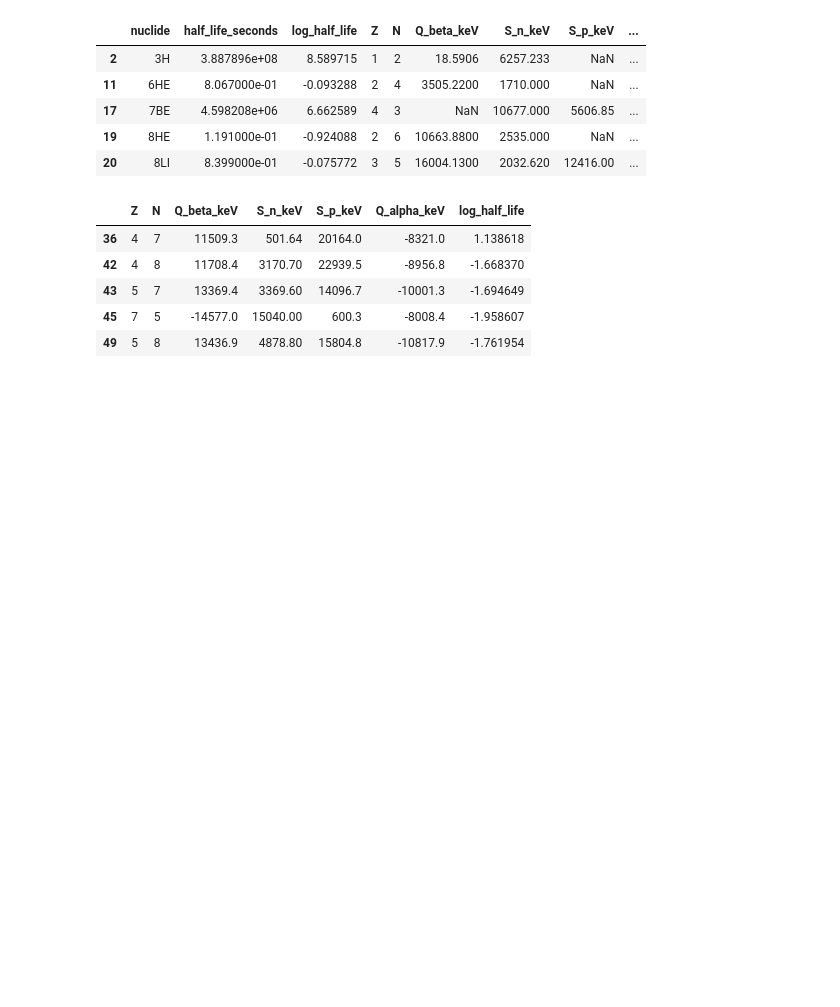
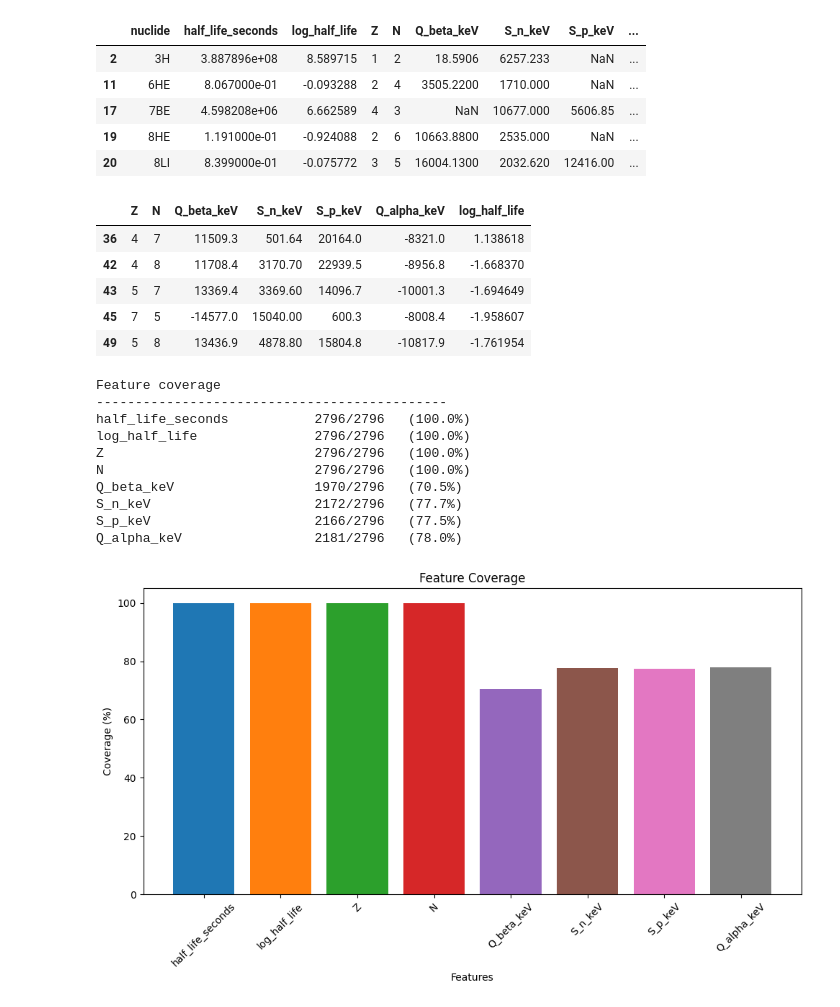
Before and after one commit to BrandonL08/Nuclear-Half-Life-Prediction-CHE1147-Term-Project, a Jupyter notebook: 01_data_cleaning.ipynb, the cells around one changed output. Drawn from its saved outputs; the diff is of its cells as text; code cells hidden in the pictures; blank space fills up the shorter version.

```diff
--- a/01_data_cleaning.ipynb
+++ b/01_data_cleaning.ipynb
@@ -249,3 +249,65 @@ Initial modeling dataset shape: (1671, 7)
 | 43 | 5 | 7 | 13369.4 | 3369.60 | 14096.7 | -10001.3 | -1.694649 |
 | 45 | 7 | 5 | -14577.0 | 15040.00 | 600.3 | -8008.4 | -1.958607 |
 | 49 | 5 | 8 | 13436.9 | 4878.80 | 15804.8 | -10817.9 | -1.761954 |
+# %%
+# Check feature coverage for ##eda_df.head() which constains all 2,796 finite half-life nuclides, including those with missing values in the candidate features.
+
+features = [
+    "half_life_seconds",
+    "log_half_life",
+    "Z",
+    "N",
+    "Q_beta_keV",
+    "S_n_keV",
+    "S_p_keV",
+    "Q_alpha_keV"
+]
+
+print("Feature coverage")
+print("-" * 45)
+
+for feature in features:
+    available = sum(
+        eda_df[feature].notnull() & (eda_df[feature] != "")
+    )
+
+    total = len(eda_df)
+    percentage = 100 * available / total if total else 0
+
+    print(
+        f"{feature:25s} "
+        f"{available:6d}/{total:<6d} "
+        f"({percentage:.1f}%)"
+    )
+
+# Create a bar chart to visualize the coverage of each feature
+import matplotlib.pyplot as plt
+
+plt.figure(figsize=(10, 6))
+for feature in features:
+    available = sum(
+        eda_df[feature].notnull() & (eda_df[feature] != "")
+    )
+
+    total = len(eda_df)
+    percentage = 100 * available / total if total else 0
+
+    plt.bar(feature, percentage)
+plt.xlabel("Features")
+plt.ylabel("Coverage (%)")
+plt.title("Feature Coverage")
+plt.xticks(rotation=45)
+plt.tight_layout()
+plt.show()
+# %% [output]
+Feature coverage
+---------------------------------------------
+half_life_seconds           2796/2796   (100.0%)
+log_half_life               2796/2796   (100.0%)
+Z                           2796/2796   (100.0%)
+N                           2796/2796   (100.0%)
+Q_beta_keV                  1970/2796   (70.5%)
+S_n_keV                     2172/2796   (77.7%)
+S_p_keV                     2166/2796   (77.5%)
+Q_alpha_keV                 2181/2796   (78.0%)
+[figure, added]
```
Also changed, not shown: parts of 4 cells of this notebook, 1 other file.
